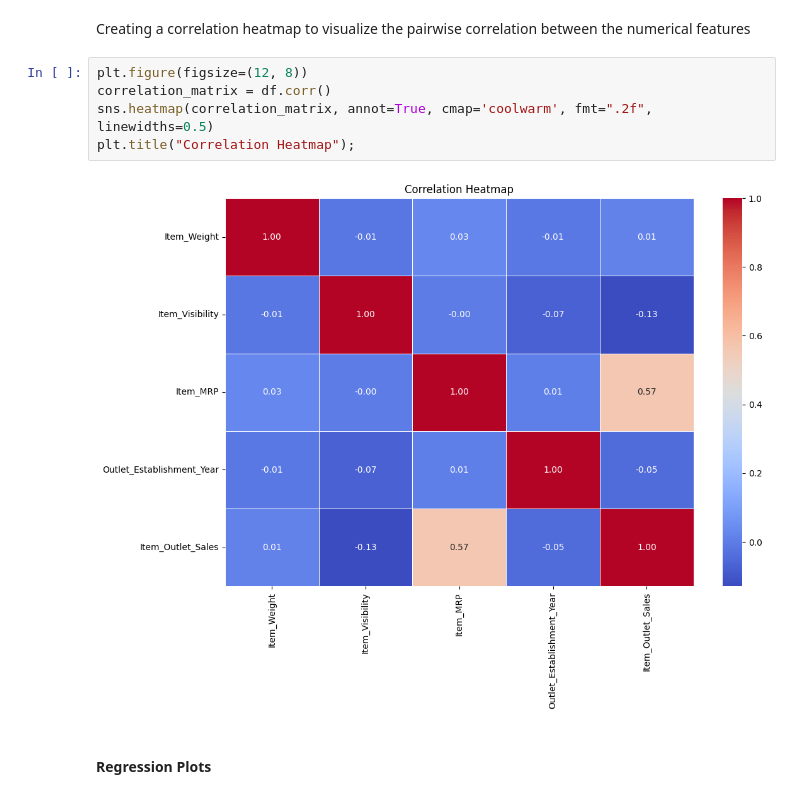
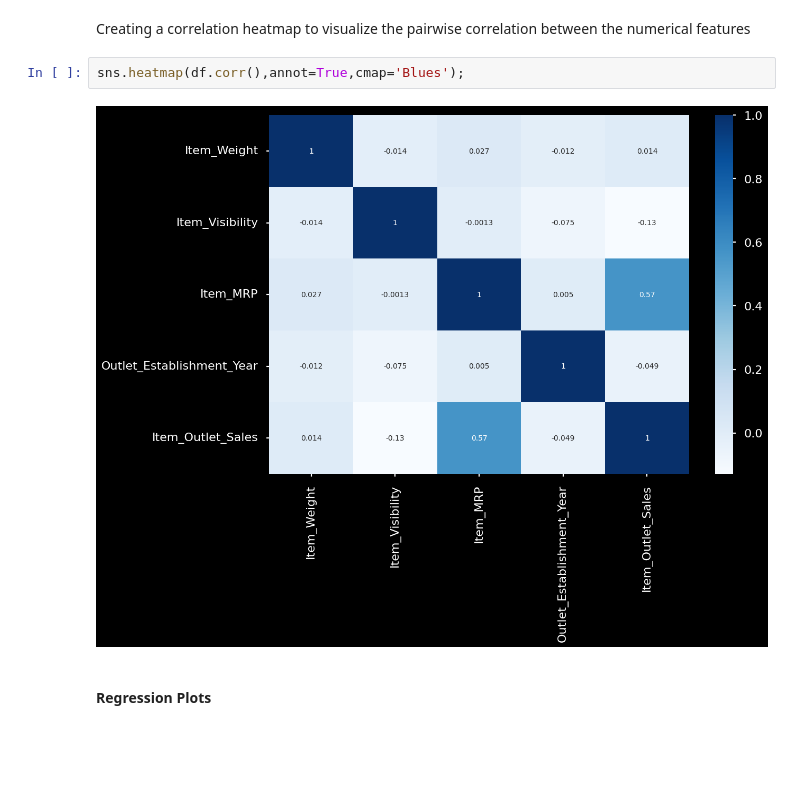
Before and after one commit to JCruzJorge/Prediction-of-Product-Sales, a Jupyter notebook: Prediction_of_Product_Sales_CruzJorge.ipynb, the cells around one changed output. Saved outputs shown, nothing was run; the diff lists cells and outputs as text; blank space fills up the shorter version.

```diff
--- a/Prediction_of_Product_Sales_CruzJorge.ipynb
+++ b/Prediction_of_Product_Sales_CruzJorge.ipynb
@@ -279,13 +279,10 @@ plt.tight_layout(rect=[0, 0.03, 1, 0.95]);
 #### Correlation Heatmap
 # %% [markdown]
 Creating a correlation heatmap to visualize the pairwise correlation between the numerical features
-# %%
-plt.figure(figsize=(12, 8))
-correlation_matrix = df.corr()
-sns.heatmap(correlation_matrix, annot=True, cmap='coolwarm', fmt=".2f", linewidths=0.5)
-plt.title("Correlation Heatmap");
-# %% [output]
-[figure, removed]
+# %%
+sns.heatmap(df.corr(),annot=True,cmap='Blues');
+# %% [output]
+[figure, added]
 # %% [markdown]
 #### Regression Plots
 # %% [markdown]
```
Also changed, not shown: parts of 1 cell of this notebook.
